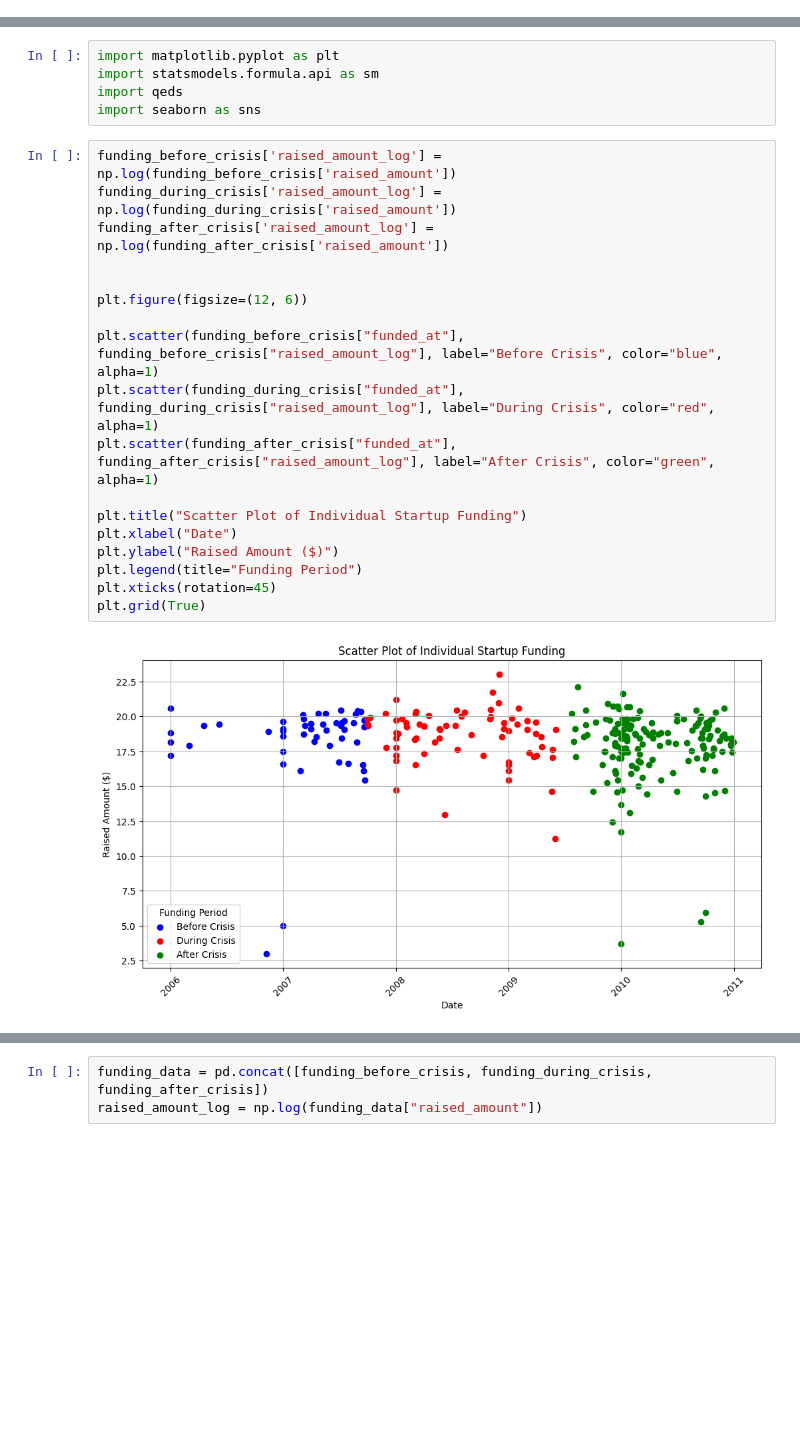
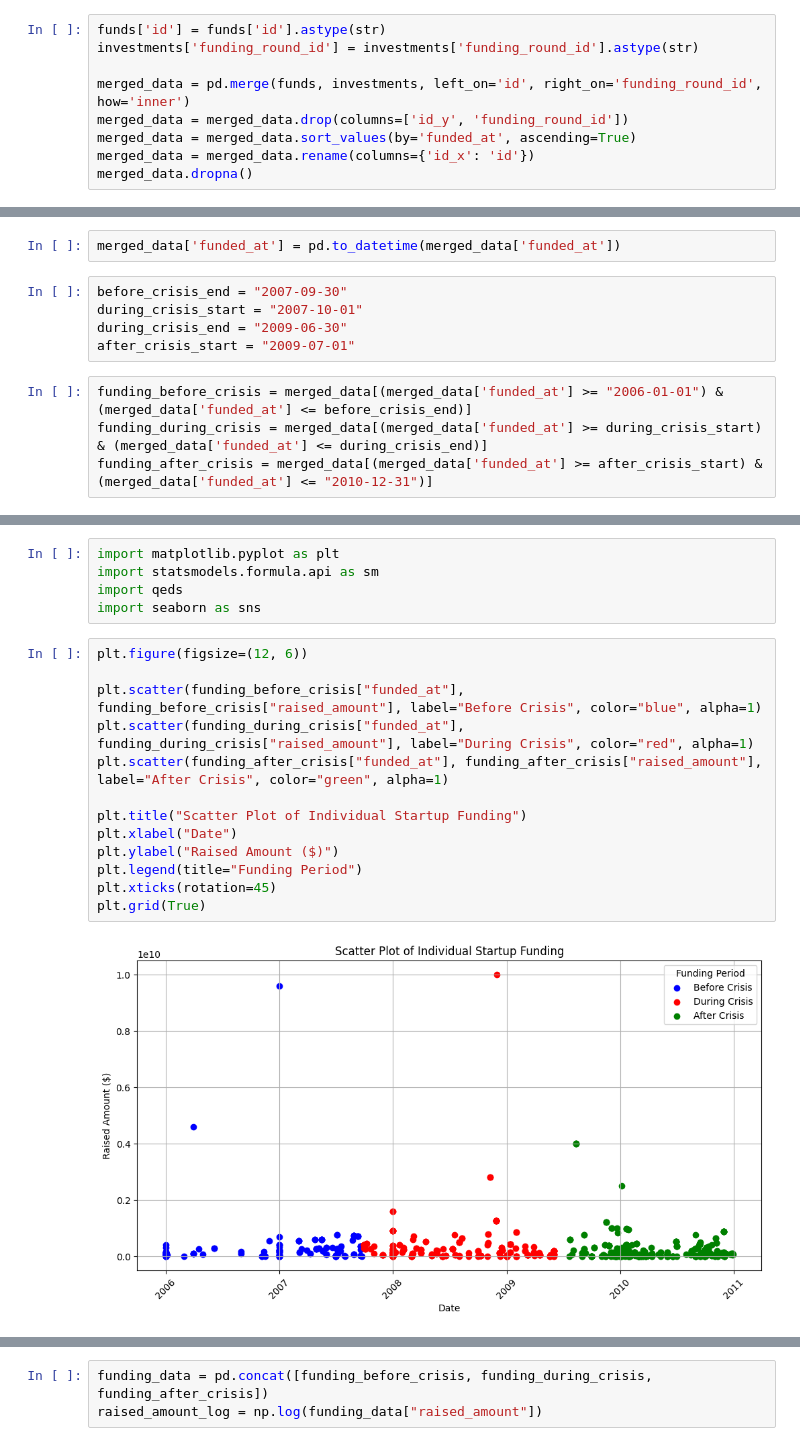
Before and after one commit to ECO225-W2025/eco225-project-code-bollarzhao, a Jupyter notebook: project 1.ipynb, the cells around one changed output, grey strips where cells are left out. Saved outputs shown, nothing was run; the diff lists cells and outputs as text; blank space fills up the shorter version.

```diff
--- a/project 1.ipynb
+++ b/project 1.ipynb
@@ -93,0 +87,9 @@ investments = investments.drop(columns=['created_at', 'updated_at'])
+# %%
+funds['id'] = funds['id'].astype(str)
+investments['funding_round_id'] = investments['funding_round_id'].astype(str)
+
+merged_data = pd.merge(funds, investments, left_on='id', right_on='funding_round_id', how='inner')
+merged_data = merged_data.drop(columns=['id_y', 'funding_round_id'])
+merged_data = merged_data.sort_values(by='funded_at', ascending=True)
+merged_data = merged_data.rename(columns={'id_x': 'id'})
+merged_data.dropna()
@@ -93,0 +112,11 @@ investments = investments.drop(columns=['created_at', 'updated_at'])
+# %%
+merged_data['funded_at'] = pd.to_datetime(merged_data['funded_at'])
+# %%
+before_crisis_end = "2007-09-30"
+during_crisis_start = "2007-10-01"
+during_crisis_end = "2009-06-30"
+after_crisis_start = "2009-07-01"
+# %%
+funding_before_crisis = merged_data[(merged_data['funded_at'] >= "2006-01-01") & (merged_data['funded_at'] <= before_crisis_end)]
+funding_during_crisis = merged_data[(merged_data['funded_at'] >= during_crisis_start) & (merged_data['funded_at'] <= during_crisis_end)]
+funding_after_crisis = merged_data[(merged_data['funded_at'] >= after_crisis_start) & (merged_data['funded_at'] <= "2010-12-31")]
@@ -99,25 +165,20 @@ import statsmodels.formula.api as sm
 import qeds
 import seaborn as sns
 # %%
-funding_before_crisis['raised_amount_log'] = np.log(funding_before_crisis['raised_amount'])
-funding_during_crisis['raised_amount_log'] = np.log(funding_during_crisis['raised_amount'])
-funding_after_crisis['raised_amount_log'] = np.log(funding_after_crisis['raised_amount'])
-
-
 plt.figure(figsize=(12, 6))
 
-plt.scatter(funding_before_crisis["funded_at"], funding_before_crisis["raised_amount_log"], label="Before Crisis", color="blue", alpha=1)
-plt.scatter(funding_during_crisis["funded_at"], funding_during_crisis["raised_amount_log"], label="During Crisis", color="red", alpha=1)
-plt.scatter(funding_after_crisis["funded_at"], funding_after_crisis["raised_amount_log"], label="After Crisis", color="green", alpha=1)
+plt.scatter(funding_before_crisis["funded_at"], funding_before_crisis["raised_amount"], label="Before Crisis", color="blue", alpha=1)
+plt.scatter(funding_during_crisis["funded_at"], funding_during_crisis["raised_amount"], label="During Crisis", color="red", alpha=1)
+plt.scatter(funding_after_crisis["funded_at"], funding_after_crisis["raised_amount"], label="After Crisis", color="green", alpha=1)
 
 plt.title("Scatter Plot of Individual Startup Funding")
 plt.xlabel("Date")
 plt.ylabel("Raised Amount ($)")
 plt.legend(title="Funding Period")
 plt.xticks(rotation=45)
 plt.grid(True)
 # %% [output]
-[figure, old version]
+[figure, new version]
 # %%
 for df in [funding_before_crisis, funding_during_crisis, funding_after_crisis]:
     df["raised_amount_log"] = np.log1p(df["raised_amount"])
```
Also changed, not shown: parts of 21 cells of this notebook, 9 other files.
